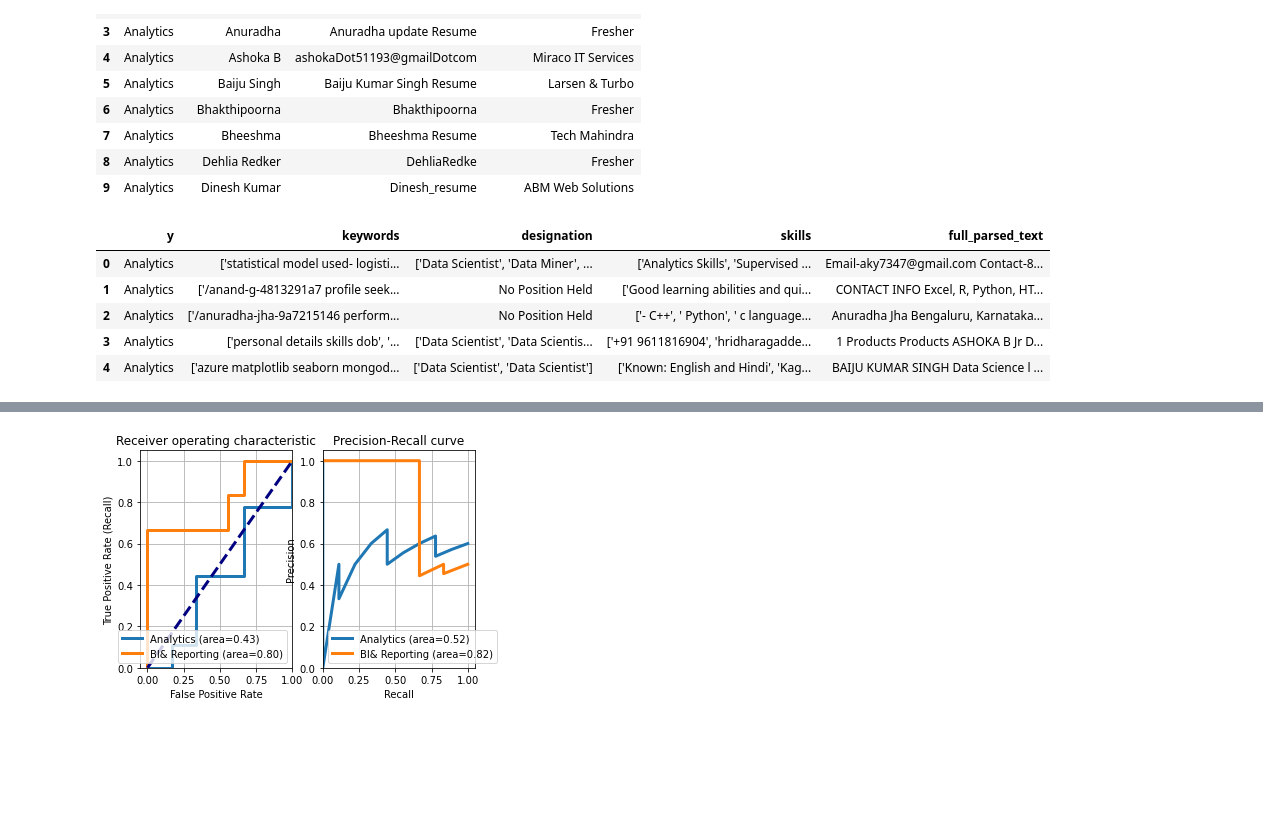
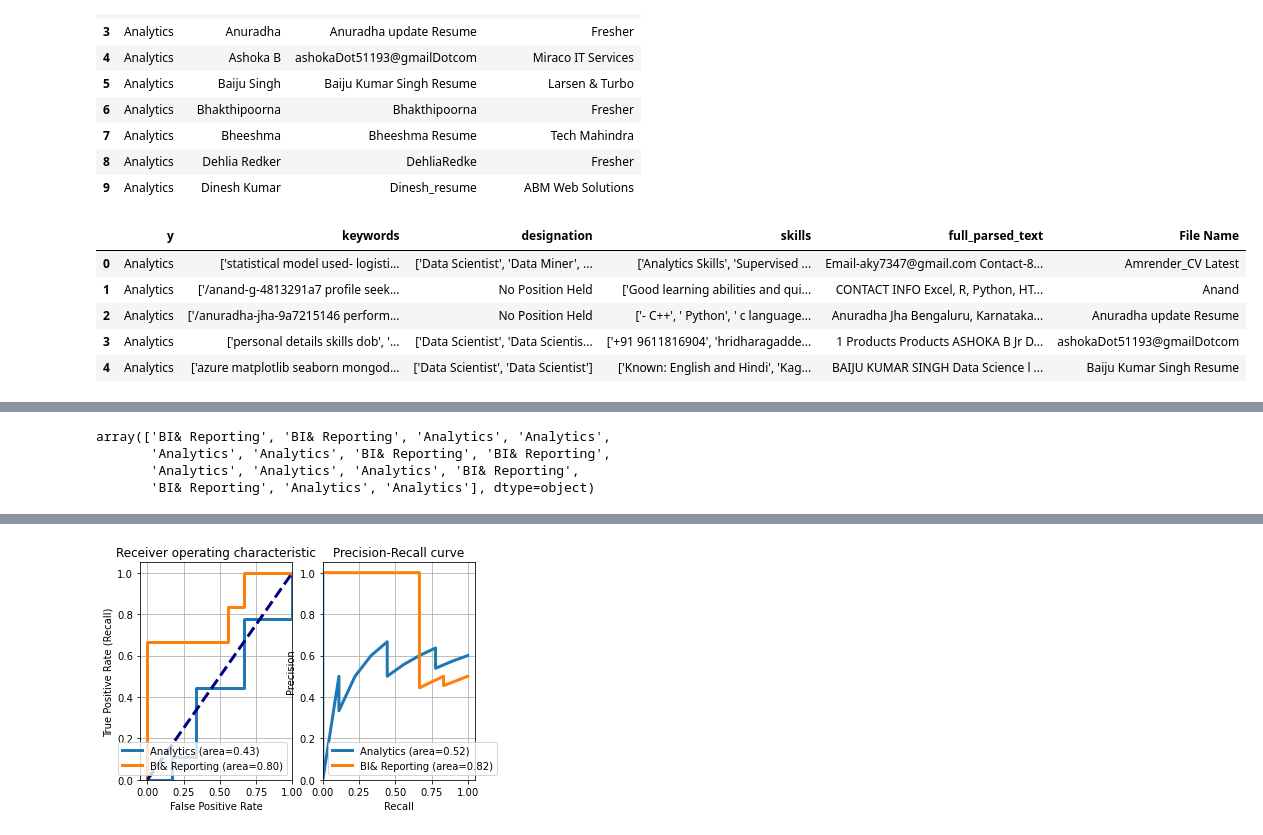
Before and after one commit to syedmisbah/resume-parser, a Jupyter notebook: Text Classification - Extracted Words Only.ipynb, the cells around one changed output, grey strips where cells are left out. Drawn from its saved outputs; the diff is of its cells as text; code cells hidden in the pictures; blank space fills up the shorter version.

```diff
--- a/Text Classification - Extracted Words Only.ipynb
+++ b/Text Classification - Extracted Words Only.ipynb
@@ -55,16 +55,16 @@ mapping.head(10)
 | 9 | Analytics | Dinesh Kumar | Dinesh_resume | ABM Web Solutions |
 # %%
 merged_dataset = mapping.merge(df,how='inner',left_on=['File Name'],right_on=['resume_filename'])
-merged_dataset = merged_dataset[['Team','keywords','designation','skills','full_parsed_text']]
+merged_dataset = merged_dataset[['Team','keywords','designation','skills','full_parsed_text','File Name']]
 merged_dataset.rename(columns={'Team':'y'},inplace=True)
 merged_dataset.head()
 # %% [output]
-|  | y | keywords | designation | skills | full_parsed_text |
-| 0 | Analytics | ['statistical model used- logisti... | ['Data Scientist', 'Data Miner', ... | ['Analytics Skills', 'Supervised ... | Email-aky7347@gmail.com Contact-8... |
-| 1 | Analytics | ['/anand-g-4813291a7 profile seek... | No Position Held | ['Good learning abilities and qui... | CONTACT INFO Excel, R, Python, HT... |
-| 2 | Analytics | ['/anuradha-jha-9a7215146 perform... | No Position Held | ['- C++', ' Python', ' c language... | Anuradha Jha Bengaluru, Karnataka... |
-| 3 | Analytics | ['personal details skills dob', '... | ['Data Scientist', 'Data Scientis... | ['+91 9611816904', 'hridharagadde... | 1 Products Products ASHOKA B Jr D... |
-| 4 | Analytics | ['azure matplotlib seaborn mongod... | ['Data Scientist', 'Data Scientist'] | ['Known: English and Hindi', 'Kag... | BAIJU KUMAR SINGH Data Science l ... |
+|  | y | keywords | designation | skills | full_parsed_text | File Name |
+| 0 | Analytics | ['statistical model used- logisti... | ['Data Scientist', 'Data Miner', ... | ['Analytics Skills', 'Supervised ... | Email-aky7347@gmail.com Contact-8... | Amrender_CV Latest |
+| 1 | Analytics | ['/anand-g-4813291a7 profile seek... | No Position Held | ['Good learning abilities and qui... | CONTACT INFO Excel, R, Python, HT... | Anand |
+| 2 | Analytics | ['/anuradha-jha-9a7215146 perform... | No Position Held | ['- C++', ' Python', ' c language... | Anuradha Jha Bengaluru, Karnataka... | Anuradha update Resume |
+| 3 | Analytics | ['personal details skills dob', '... | ['Data Scientist', 'Data Scientis... | ['+91 9611816904', 'hridharagadde... | 1 Products Products ASHOKA B Jr D... | ashokaDot51193@gmailDotcom |
+| 4 | Analytics | ['azure matplotlib seaborn mongod... | ['Data Scientist', 'Data Scientist'] | ['Known: English and Hindi', 'Kag... | BAIJU KUMAR SINGH Data Science l ... | Baiju Kumar Singh Resume |
 # %%
 del merged_dataset['full_parsed_text']
 merged_dataset['full_parsed_text'] = merged_dataset['designation'] + merged_dataset['skills']  + merged_dataset['keywords']
@@ -251,0 +256,7 @@ predicted = [dic_y_mapping[np.argmax(pred)] for pred in
+# %%
+y_test
+# %% [output]
+array(['BI& Reporting', 'BI& Reporting', 'Analytics', 'Analytics',
+       'Analytics', 'Analytics', 'BI& Reporting', 'BI& Reporting',
+       'Analytics', 'Analytics', 'Analytics', 'BI& Reporting',
+       'BI& Reporting', 'Analytics', 'Analytics'], dtype=object)
```
Also changed, not shown: parts of 6 cells of this notebook, 7 other files.
